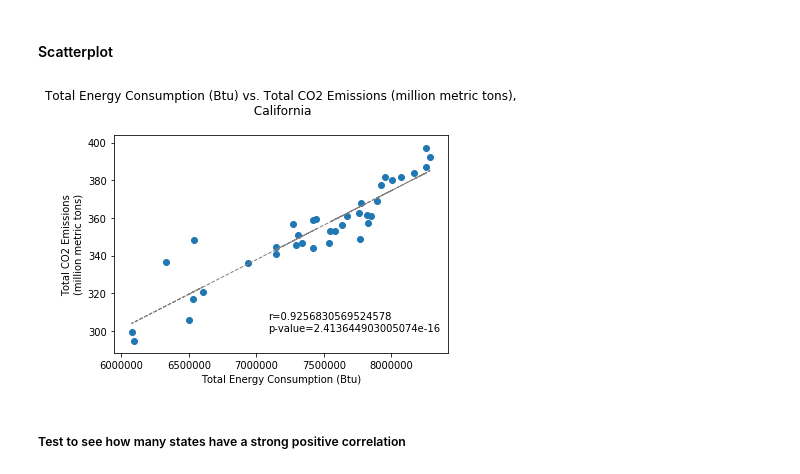
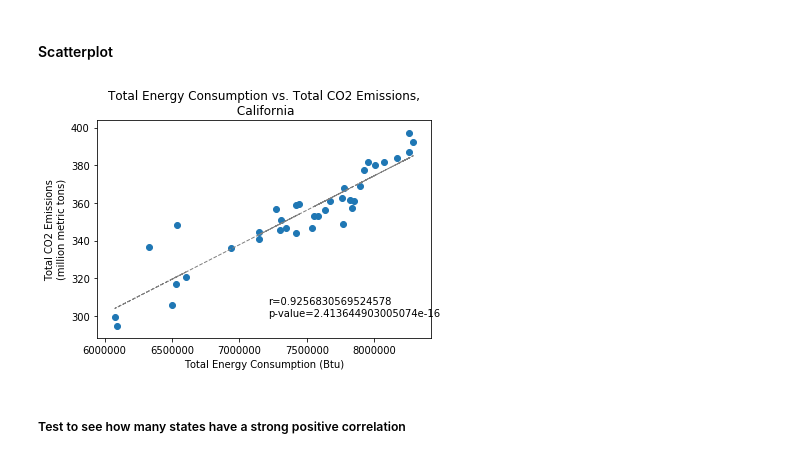
Before and after one commit to david-kishi/US_Energy_Consumption_Analysis, a Jupyter notebook: Analysis/Energy_Consumption_and_CO2_Emission_Analysis.ipynb, the cells around one changed output. Cells and saved outputs as stored; diff of their text form; code cells hidden in the pictures.

```diff
--- a/Analysis/Energy Consumption and CO2 Emission Analysis.ipynb
+++ b/Analysis/Energy_Consumption_and_CO2_Emission_Analysis.ipynb
@@ -573,23 +573,23 @@ TEC_vs_CO2 = TEC_vs_CO2.merge(TETC_CA_df[['Year','TETCB_CA']], how='left')
 # %%
 # Line of Best Fit
 slope, intercept, r_value, p_value, std_err = stats.linregress(TEC_vs_CO2.TETCB_CA, TEC_vs_CO2['CA All CO2 Emissions'])
 line = slope*TEC_vs_CO2.TETCB_CA+intercept
 plt.plot(TEC_vs_CO2.TETCB_CA, line, c='grey', linestyle='--', linewidth=1)
 
 # Scatterplot
 plt.scatter(TEC_vs_CO2.TETCB_CA, TEC_vs_CO2['CA All CO2 Emissions'])
-plt.title("Total Energy Consumption (Btu) vs. Total CO2 Emissions (million metric tons),\n California\n")
+plt.title("Total Energy Consumption vs. Total CO2 Emissions,\n California")
 plt.xlabel("Total Energy Consumption (Btu)")
 plt.ylabel("Total CO2 Emissions\n(million metric tons)")
 
 # Annotate r-value
 plt.annotate(f"r={r_value}\np-value={p_value}", (230,60), xycoords='figure points')
 
-plt.savefig('../Images/TETCBvsCO2_CA_Correlation.png',dpi=300)
+plt.savefig('../Images/TETCBvsCO2_CA_Correlation.png',dpi=72)
 
 plt.show()
 # %% [output]
-[figure, old version]
+[figure, new version]
 # %% [markdown]
 ##### Test to see how many states have a strong positive correlation
 # %%
```
Also changed, not shown: parts of 14 cells of this notebook, 22 other files.
